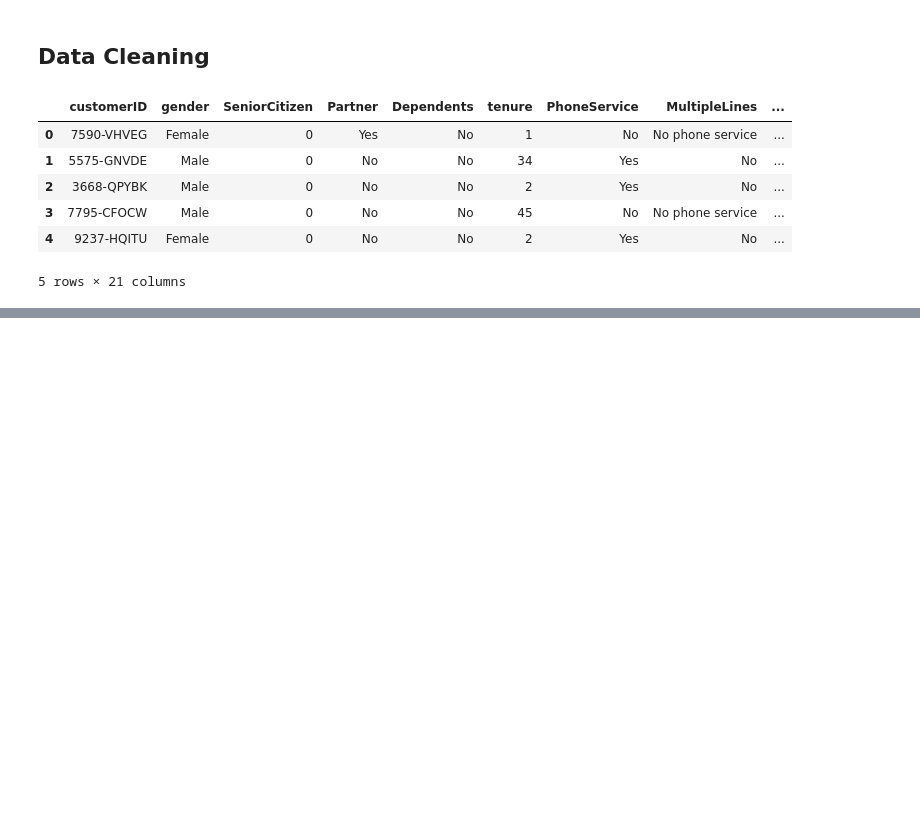
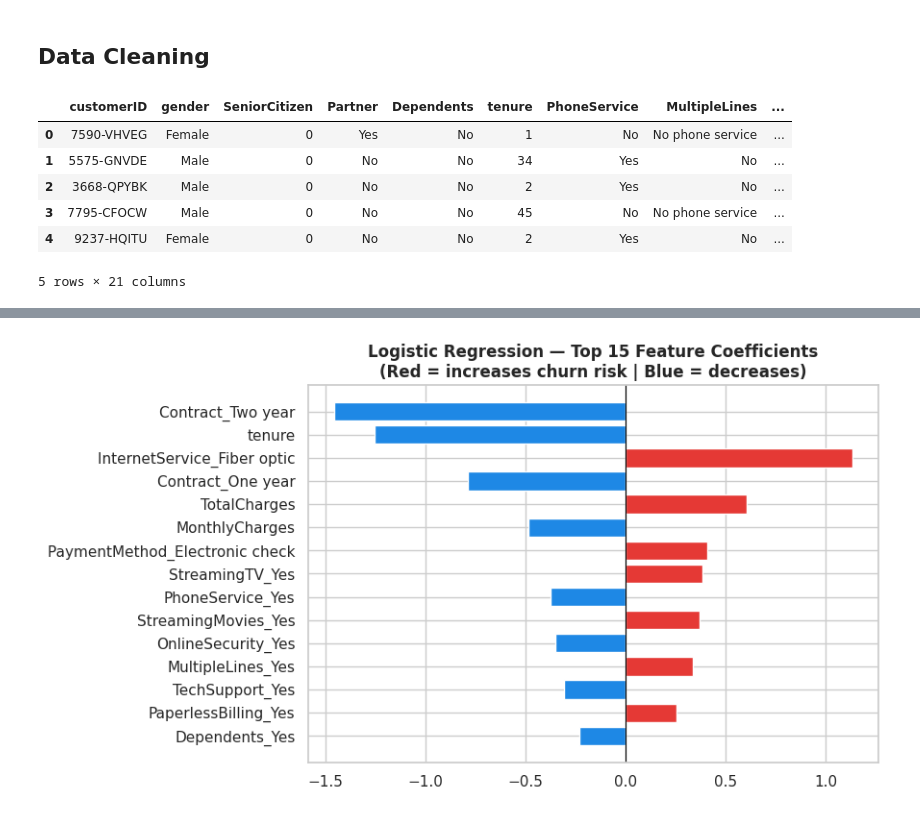
Before and after one commit to LucasBaildon/telco-customer-churn-analysis, a Jupyter notebook: notebook.ipynb, the cells around one changed output, grey strips where cells are left out. Drawn from its saved outputs; the diff is of its cells as text; code cells hidden in the pictures; blank space fills up the shorter version.

```diff
--- a/notebook.ipynb
+++ b/notebook.ipynb
@@ -174,12 +164,19 @@ df_encoded.head()
 # %%
 from sklearn.model_selection import train_test_split
-from sklearn.linear_model import LogisticRegression
 
 X = df_encoded.drop("Churn", axis=1)
 y = df_encoded["Churn"]
 
-X_train, X_test, y_train, y_test = train_test_split(X, y, test_size=0.2, random_state=42)
+X_train, X_test, y_train, y_test = train_test_split(
+    X, y, test_size=0.2, random_state=42, stratify=y
+)
 
-model = LogisticRegression(max_iter=1000)
-model.fit(X_train, y_train)
+# Scale numeric features
+numeric_cols = ["tenure", "MonthlyCharges", "TotalCharges"]
+scaler = StandardScaler()
+X_train[numeric_cols] = scaler.fit_transform(X_train[numeric_cols])
+X_test[numeric_cols]  = scaler.transform(X_test[numeric_cols])
+
+print(f"Training set: {X_train.shape[0]} rows | Test set: {X_test.shape[0]} rows")
+print(f"Churn rate in train: {y_train.mean():.1%} | test: {y_test.mean():.1%}")
 # %% [output]
@@ -246,0 +188,7 @@ Key findings:
+# %%
+from sklearn.linear_model import LogisticRegression
+
+lr_model = LogisticRegression(max_iter=1000, class_weight="balanced", random_state=42)
+lr_model.fit(X_train, y_train)
+
+print("Logistic Regression trained successfully.")
@@ -246,0 +330,16 @@ Key findings:
+# %%
+coef_df = pd.DataFrame({
+    "Feature": X.columns,
+    "Coefficient": lr_model.coef_[0]
+}).sort_values("Coefficient", key=abs, ascending=False).head(15)
+
+fig, ax = plt.subplots(figsize=(9, 5))
+colors = ["#E53935" if c > 0 else "#1E88E5" for c in coef_df["Coefficient"]]
+ax.barh(coef_df["Feature"], coef_df["Coefficient"], color=colors)
+ax.axvline(0, color="black", linewidth=0.8)
+ax.set_title("Logistic Regression — Top 15 Feature Coefficients\n(Red = increases churn risk | Blue = decreases)", fontweight="bold")
+ax.invert_yaxis()
+plt.tight_layout()
+plt.show()
+# %% [output]
+[figure, added]
```
Also changed, not shown: parts of 33 cells of this notebook.
